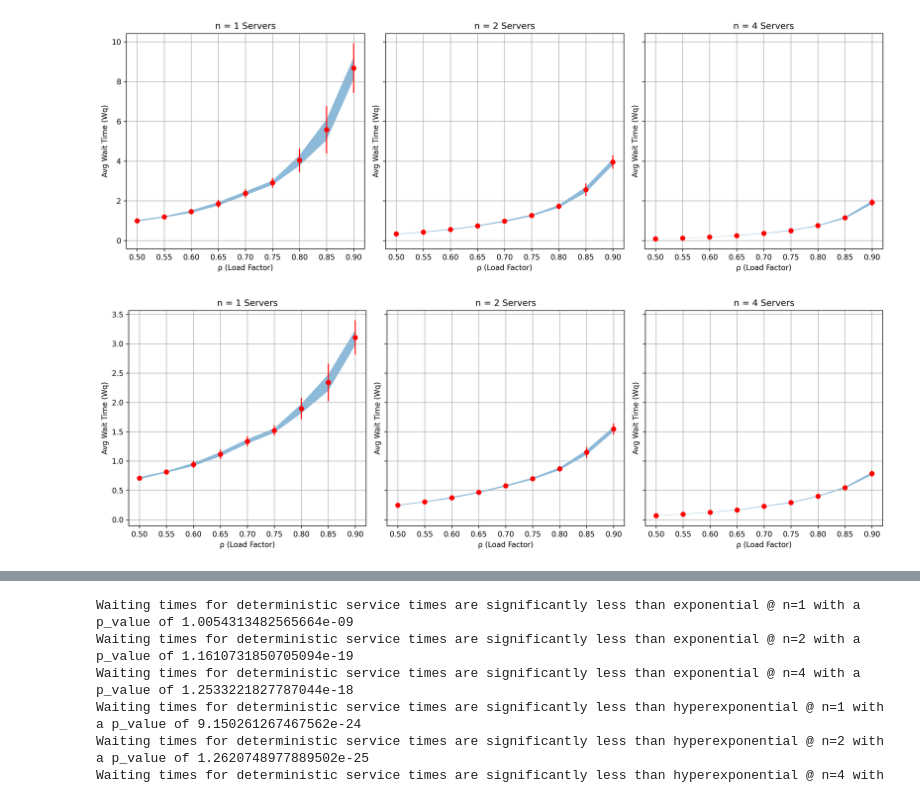
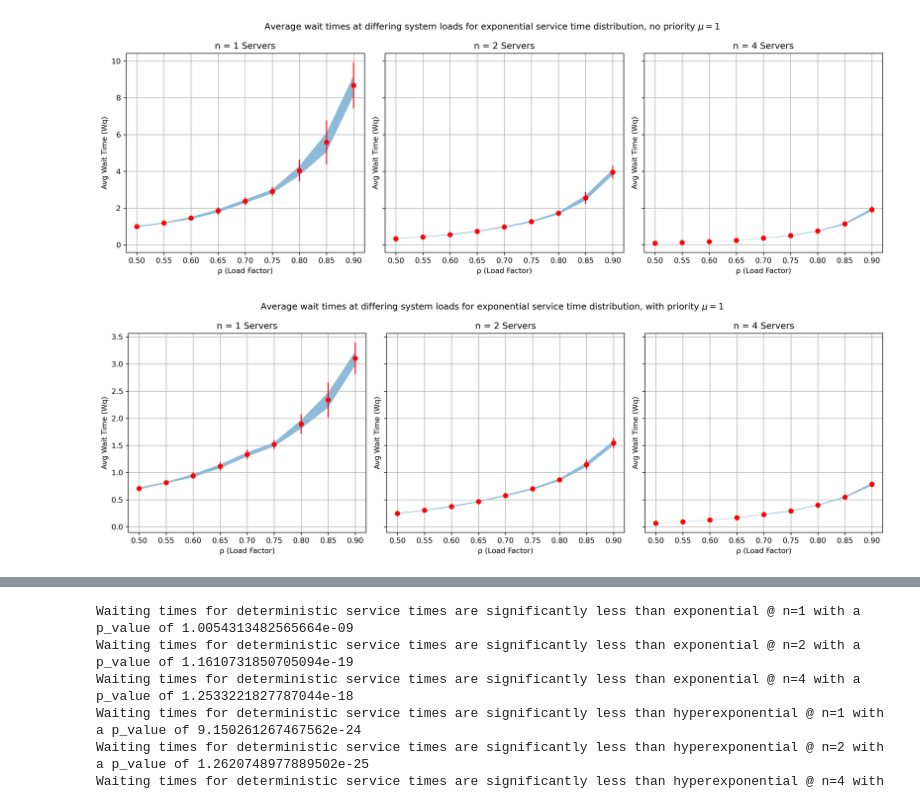
Before and after one commit to matijsv/Stochastic_Simulation_Assignments, a Jupyter notebook: Assignment2/assignment2.ipynb, the cells around one changed output, grey strips where cells are left out. Cells and saved outputs as stored; diff of their text form; code cells hidden in the pictures.

```diff
--- a/Assignment2/assignment2.ipynb
+++ b/Assignment2/assignment2.ipynb
@@ -160,6 +160,7 @@ def stochastic_simulation(n_servers, rho_values, n_runs, sim_time):
 np.random.seed(RANDOM_SEED)
 n_servers_list = [1, 2, 4]
 fig, axes = plt.subplots(1, len(n_servers_list),figsize=(15, 5), dpi=300, sharey=True)
+fig.suptitle(rf'Average wait times at differing system loads for exponential service time distribution, no priority $\mu=1$')
 for i, n_servers in enumerate(n_servers_list):
     results = stochastic_simulation(n_servers, LOAD_VALUES, N_RUNS, SIM_TIME)
     conf95_list = []
@@ -188,7 +189,7 @@ for i, n_servers in enumerate(n_servers_list):
 plt.tight_layout()
 plt.show()
 # %% [output]
-[figure, old version]
+[figure, new version]
 # %%
 # Parameters
 RANDOM_SEED = 42
@@ -214,35 +215,36 @@ def stochastic_simulation(n_servers, rho_values, n_runs, sim_time):
 np.random.seed(RANDOM_SEED)
 n_servers_list = [1, 2, 4]
 fig, axes = plt.subplots(1, len(n_servers_list),figsize=(15, 5), dpi=300, sharey=True)
+fig.suptitle(rf'Average wait times at differing system loads for exponential service time distribution, with priority $\mu=1$')
 for i, n_servers in enumerate(n_servers_list):
     results = stochastic_simulation(n_servers, LOAD_VALUES, N_RUNS, SIM_TIME)
     conf95_list = []
     means_list = []
 
     # Plot results
     axes[i].set_title(f"n = {n_servers} Servers")
     for rho in LOAD_VALUES:
         avg_waits = results[rho]
         # axes[i].plot([rho] * len(avg_waits), avg_waits, 'o', label=f"ρ = {rho}")
         # Show mean and std deviation as a summary
         mean_wait = np.mean(avg_waits)
         std_wait = np.std(avg_waits)
         conf95 = 1.96 * std_wait / np.sqrt(N_RUNS)
         conf95_list.append(conf95)
         means_list.append(mean_wait)
         #axes[i].plot(rho, mean_wait, color='red')
         axes[i].errorbar(rho, mean_wait, yerr=std_wait, fmt='o', color='red')
     means_list = np.array(means_list)
     conf95_list = np.array(conf95_list)
     axes[i].fill_between(LOAD_VALUES, y1=(means_list - conf95_list), y2=(means_list + conf95_list), alpha=0.5, linewidth=0)
     axes[i].set_xlabel("ρ (Load Factor)")
     axes[i].set_ylabel("Avg Wait Time (Wq)")
     axes[i].grid(True)
 
 plt.tight_layout()
 plt.show()
 # %% [output]
-[figure, old version]
+[figure, new version]
 # %%
 # Parameters
 RANDOM_SEED = 42
```
Also changed, not shown: parts of 4 cells of this notebook.
